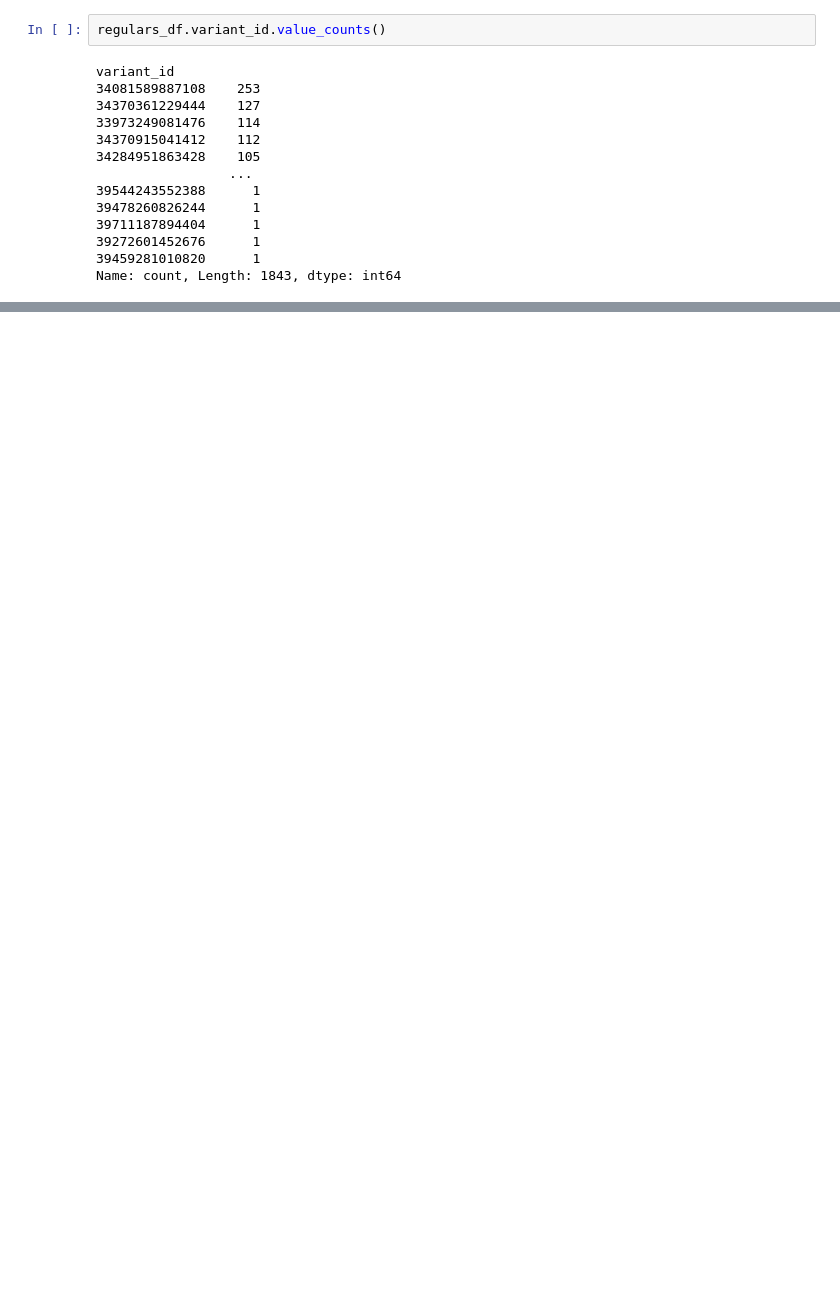
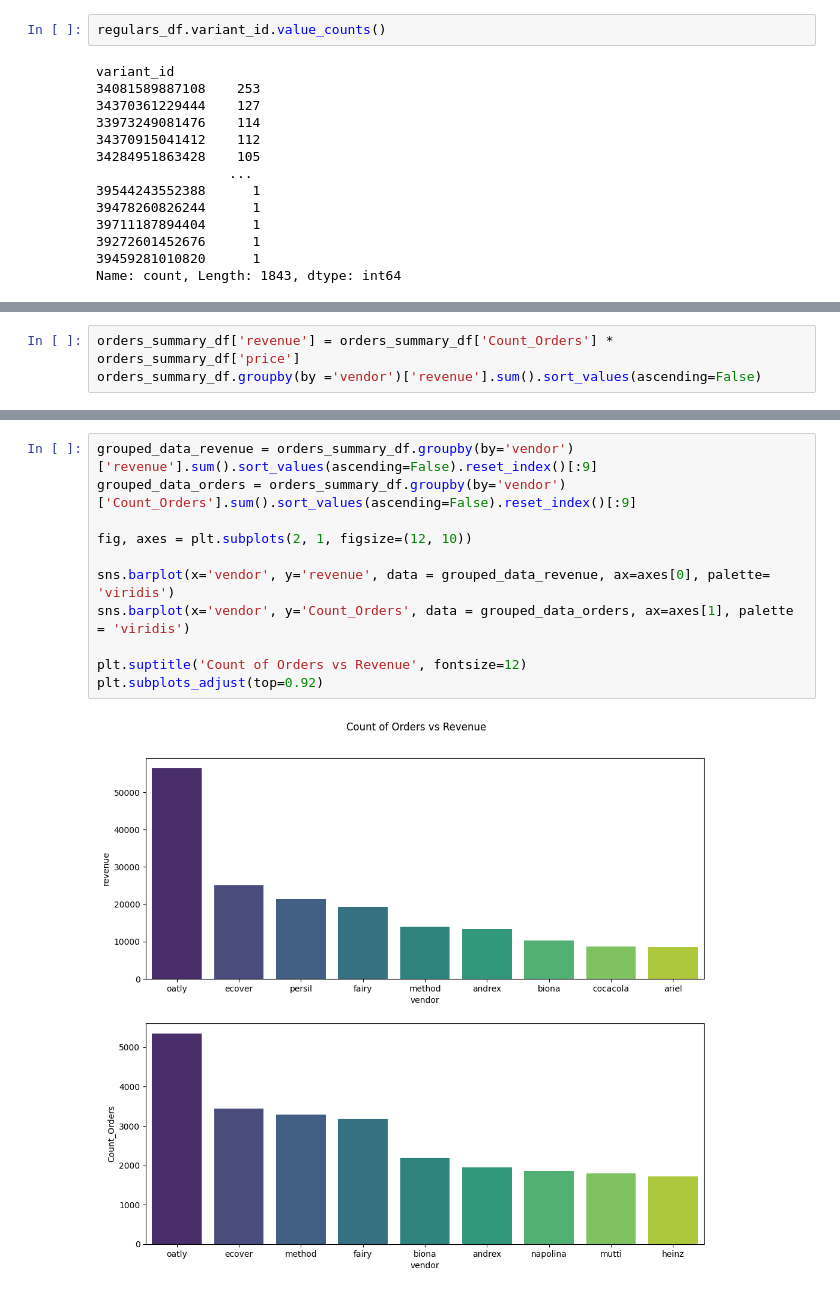
Before and after one commit to alvaro-dda/zrive-ds, a Jupyter notebook: src/module_2/module_2_data_cleaning_1.ipynb, the cells around one changed output, grey strips where cells are left out. Cells and saved outputs as stored; diff of their text form; blank space fills up the shorter version.

```diff
--- a/src/module_2/module_2_data_cleaning_1.ipynb
+++ b/src/module_2/module_2_data_cleaning_1.ipynb
@@ -308,0 +260,3 @@ Name: ordered_items_len, Length: 8773, dtype: int64
+# %%
+orders_summary_df['revenue'] = orders_summary_df['Count_Orders'] * orders_summary_df['price']
+orders_summary_df.groupby(by ='vendor')['revenue'].sum().sort_values(ascending=False)
@@ -308,0 +277,13 @@ Name: ordered_items_len, Length: 8773, dtype: int64
+# %%
+grouped_data_revenue = orders_summary_df.groupby(by='vendor')['revenue'].sum().sort_values(ascending=False).reset_index()[:9]
+grouped_data_orders = orders_summary_df.groupby(by='vendor')['Count_Orders'].sum().sort_values(ascending=False).reset_index()[:9]
+
+fig, axes = plt.subplots(2, 1, figsize=(12, 10))
+
+sns.barplot(x='vendor', y='revenue', data = grouped_data_revenue, ax=axes[0], palette= 'viridis')
+sns.barplot(x='vendor', y='Count_Orders', data = grouped_data_orders, ax=axes[1], palette = 'viridis')
+
+plt.suptitle('Count of Orders vs Revenue', fontsize=12)
+plt.subplots_adjust(top=0.92)
+# %% [output]
+[figure, added]
```
Also changed, not shown: parts of 51 cells of this notebook.
